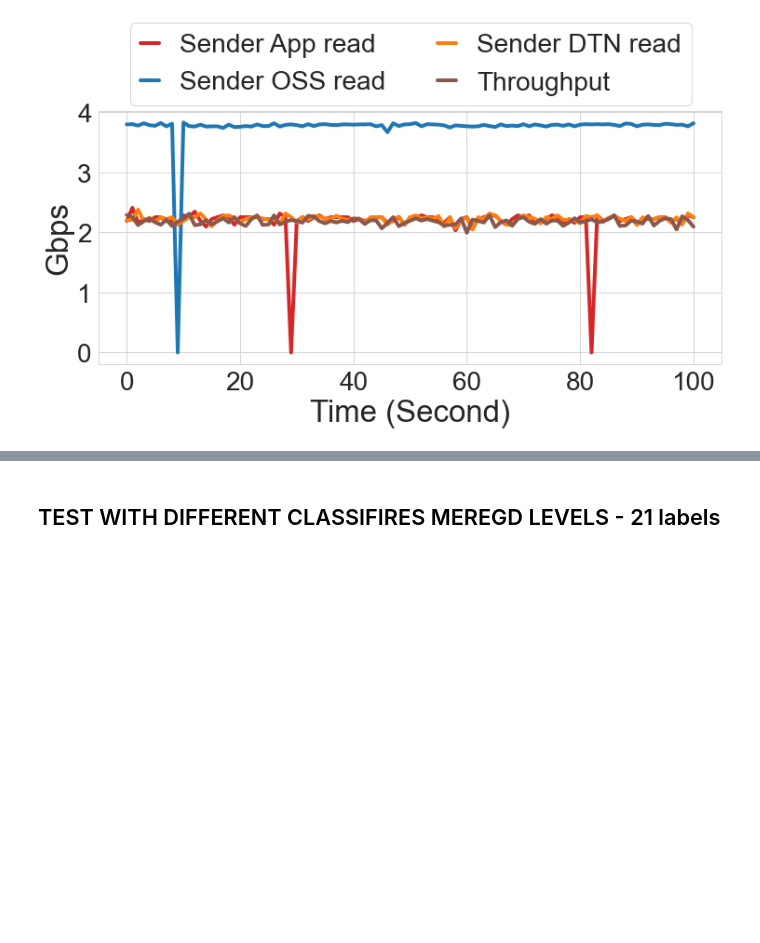
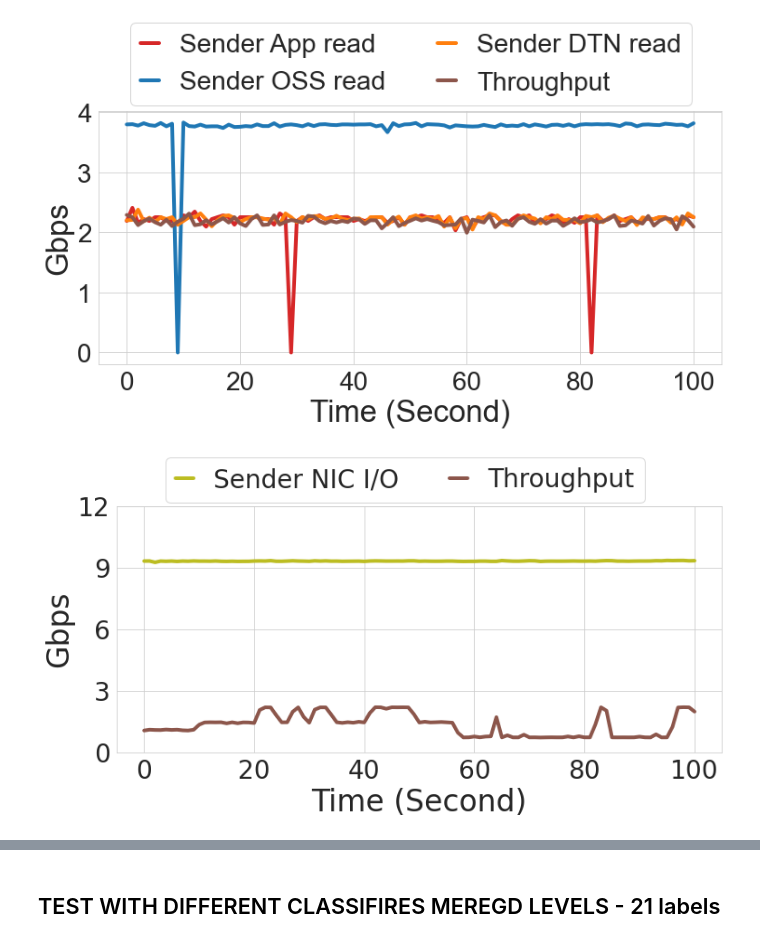
Before and after one commit to EhsanSaZ/BottleneckDetection, a Jupyter notebook: prototype/bottleneck_3.ipynb, the cells around one changed output, grey strips where cells are left out. Saved outputs shown, nothing was run; the diff lists cells and outputs as text; code cells hidden in the pictures; blank space fills up the shorter version.

```diff
--- a/prototype/bottleneck_3.ipynb
+++ b/prototype/bottleneck_3.ipynb
@@ -280,4 +280,16 @@ create_chart(time_range, step, MB_size, df_chosen_label_18, title="", metrics_to
 # plt.savefig("./congestions_data/Sender OSS read.pdf", bbox_inches='tight')
 # %% [output]
 [figure]
+# %%
+
+metrics_to_draw = {'sender_lustre_nic_IO':{"label":"Sender NIC I/O", "color": 'tab:olive'},
+                   'Differences of Last value of write_bytes_io': {"label":'Throughput', "color": 'tab:brown'},
+                   }
+ax2_metrics_to_label = {'sender_retrans' : {"label": "Sender Retransmissions", "color": 'tab:olive'} }#
+#Network loss
+create_chart(time_range, step, MB_size, df_chosen_label_159, title="", metrics_to_label=metrics_to_draw, bbox_to_anchor=(0.06, 1.25))
+
+# plt.savefig("./congestions_data/Network congestion.pdf", bbox_inches='tight')
+# %% [output]
+[figure, added]
 # %%
```
Also changed, not shown: parts of 3 cells of this notebook.
